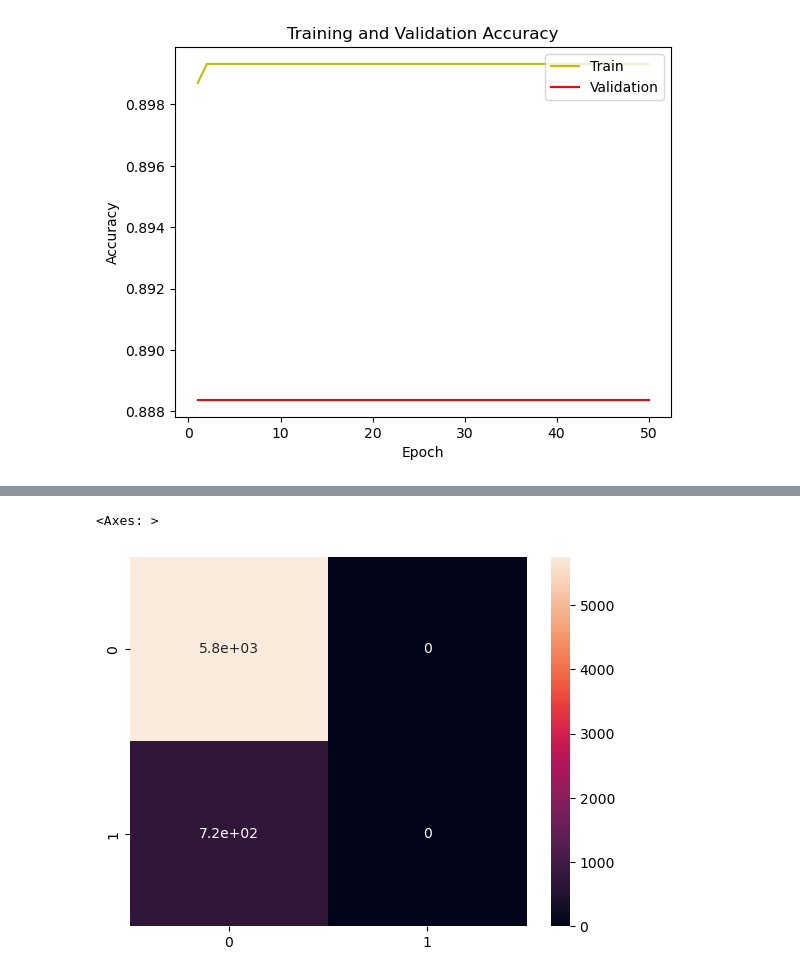
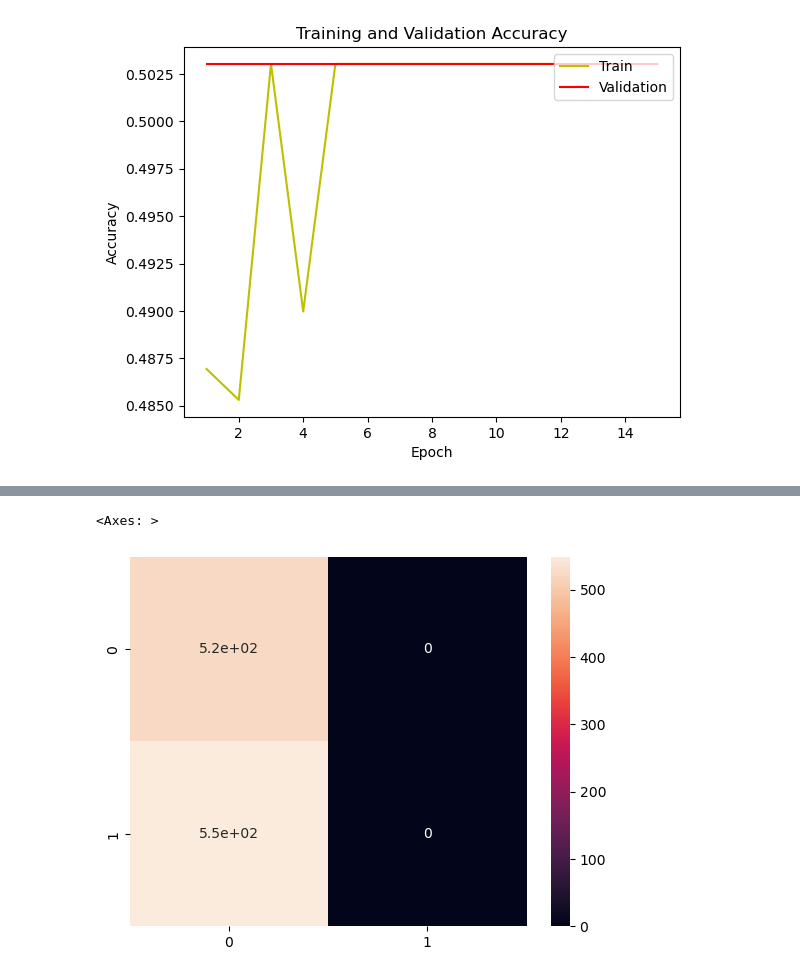
Before and after one commit to Logan-Kelsch/-ES-NN-test1, a Jupyter notebook: NN/NN_Classificaiton.ipynb, the cells around one changed output, grey strips where cells are left out. Cells and saved outputs as stored; diff of their text form; code cells hidden in the pictures.

```diff
--- a/NN/NN_Classificaiton.ipynb
+++ b/NN/NN_Classificaiton.ipynb
@@ -18,6 +18,7 @@ from sklearn.metrics import mean_squared_error
 from sklearn.metrics import confusion_matrix
 from keras.optimizers import SGD
 from keras.initializers import GlorotUniform
+from keras.initializers import RandomNormal
 
 tf.config.experimental.set_memory_growth
 
@@ -64,11 +65,36 @@ print(Xfeatures)
 print("TESTING FOR: ")
 print(Yfeatures)
 
+#DATA OPTIMIZATION------------------------------------------------------
+
+print("OCCURANCES IN RAW DATA FOR ", Yfeatures, ": ", sep='')
+unique, counts = np.unique(data.iloc[:, -1].values, return_counts=True)
+print(dict(zip(unique,counts)))
+
+NinRows = data.drop(data[data['bull15'] == 'in'].index)
+
+inRows = data.drop(data[data['bull15'] != 'in'].index)
+
+inRowsMatch = inRows.loc[0:3001]
+
+print('ins -\t',inRows.index.size,'\ninsMatch -\t',\
+      inRowsMatch.index.size,'\nnon-ins -\t',NinRows.index.size)
+
+optData = pd.concat([NinRows, inRowsMatch],axis=0)
+
+
+
+print("OCCURANCES IN RAW DATA FOR ", Yfeatures, ": ", sep='')
+unique, counts = np.unique(optData.iloc[:, -1].values, return_counts=True)
+print(dict(zip(unique,counts)))
+
 #PROCESS THE DATA-------------------------------------------------------
 
 # Separate features and target
-X = data.iloc[:, :-1].values
-y = data.iloc[:, -1].values
+X = optData.iloc[:, :-1].values
+y = optData.iloc[:, -1].values
+
+
 
 #Encoding data
 labelencoder = LabelBinarizer()
@@ -80,34 +106,39 @@ scaler.fit(X)
 X = scaler.transform(X)
 
 # Split the data into training and testing sets
-X_train, X_test, y_train, y_test = train_test_split(X, y, test_size=0.25, random_state=42)
+X_train, X_test, y_train, y_test = train_test_split(X, y, test_size=0.2, random_state=0)
 
 
 
 #BUILD THE NEURAL NETWORK MODEL-------------------------------------------------------
 
 
-opt1 = SGD(learning_rate=0.01)
+opt1 = SGD(learning_rate=1.0)
 opt2  = tf.keras.optimizers.Adam(clipnorm=0.7)
 
 def build_model():
     model = tf.keras.Sequential([
-        tf.keras.layers.Dense(32, input_dim=16, activation='relu'),#, kernel_initializer=GlorotUniform()),
-        tf.keras.layers.Dropout(0.8),
-        tf.keras.layers.Dense(1, activation='sigmoid')
+        tf.keras.layers.Dense(32, input_dim=16, activation='relu', kernel_initializer=RandomNormal()),
+        tf.keras.layers.Dense(1, activation='sigmoid', kernel_initializer=RandomNormal())
     ])
 
     rmse='root_mean_squared_error'
 
-    model.compile(optimizer='adam', loss='binary_crossentropy', metrics=['accuracy'])
+    model.compile(optimizer=opt2, loss='mse', metrics=['accuracy'])
     return model
 
 #TRAIN THE MODEL WITH CUSTOMIZABLE EPOCHS-------------------------------------------------------
 
-epochs = 50
+epochs = 15
+
+weight_for_0 = 0.5
+weight_for_1 = 0.5
+cw = {0: weight_for_0, 1: weight_for_1}
 
 model = build_model()
-history = model.fit(X_train, y_train, epochs=epochs, validation_split=0.2, verbose=1, validation_data=(X_test, y_test))
+history = model.fit(X_train, y_train, epochs=epochs, validation_split=0.2,\
+                    shuffle=True, verbose=1, validation_data=(X_train, y_train),\
+                    class_weight=cw)
 
 #EVALUATE THE MODEL AND VISUALIZE RESULTS-------------------------------------------------------
 
@@ -179 +217 @@ Accuracy =  88.83742690086365 %
-[figure, old version]
+[figure, new version]
@@ -181,5 +219,5 @@ Accuracy =  88.83742690086365 %
 <Axes: >
-[figure, old version]
+[figure, new version]
 # %%
 ''' Testing outputs for model (placed here so we don't have to retrain)'''
 preds = model.predict(X_train)
```
Also changed, not shown: parts of 2 cells of this notebook.
